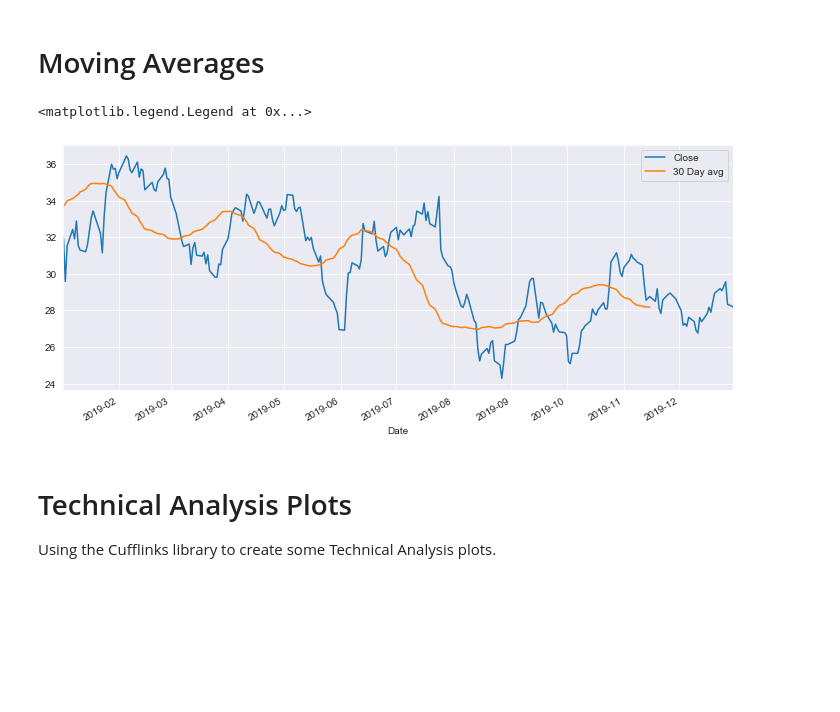
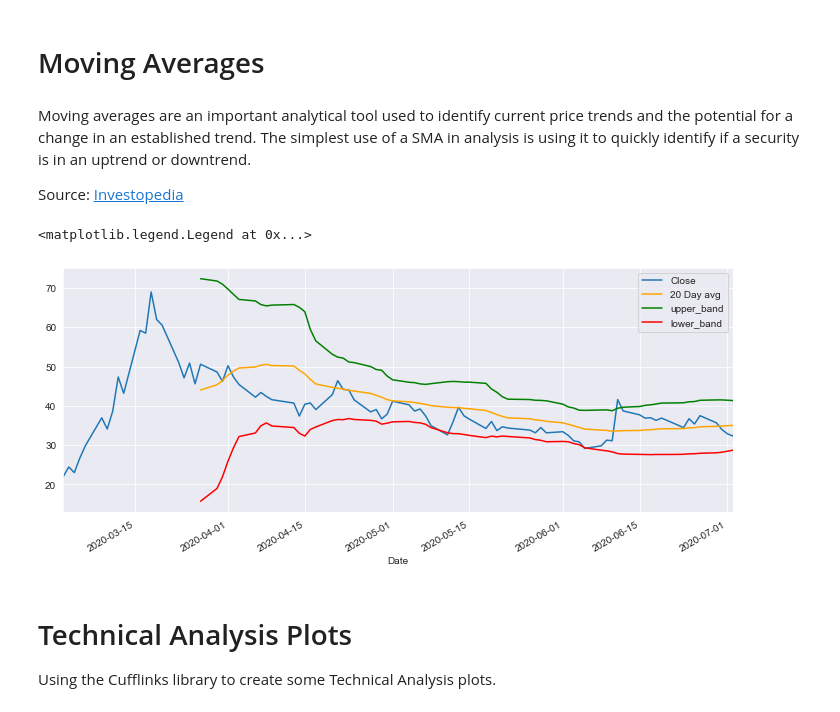
Before and after one commit to chankeith96/Side-Project---Financial-Analysis, a Jupyter notebook: My Financial Analysis.ipynb, the cells around one changed output. Cells and saved outputs as stored; diff of their text form; code cells hidden in the pictures; blank space fills up the shorter version.

Commit message:
Added my own Bollinger Band lines (I think Cufflinks ta_plot has bugs) and markdown descriptions for  simple moving avg analysis

```diff
--- a/My Financial Analysis.ipynb
+++ b/My Financial Analysis.ipynb
@@ -38,11 +38,16 @@ cf.go_offline()
 Note: This [documentation](https://pandas-datareader.readthedocs.io/en/latest/remote_data.html) tells you how to use pandas-datareader
 # %%
 # I don't know why but the DataReader is not choosing the correct timeframe no matter what start/end datetimes I initialize here
-start_datetime = datetime.datetime(2006,1,1)
-end_datetime = datetime.datetime(2016,1,1)
+start_datetime = datetime.datetime(2020,1,1)
+end_datetime = datetime.datetime(2020,9,5)
 # %%
 # List the ticker symbols you are interested in (as strings)
-tickers = ["AAL", "SPY", "VOO", "JPM", "AMD", "JETS"]
+tickers = ["AAL", "SPY", "VOO", "VXX", "CCL", "JETS"]
+# %%
+# I want to store each df separately to do Bollinger band plots later on
+each_df = {}
+for ticker in tickers:
+    each_df[ticker] = data.DataReader(ticker, 'stooq', start_datetime, end_datetime)
 # %%
 # Concatenating dataframes for each ticker together to create a single dataframe called stocks
 list_dfs = []
@@ -195,2 +219,6 @@ for ticker in tickers:
 # %% [markdown]
 # Moving Averages
+# %% [markdown]
+Moving averages are an important analytical tool used to identify current price trends and the potential for a change in an established trend. The simplest use of a SMA in analysis is using it to quickly identify if a security is in an uptrend or downtrend.
+
+Source: [Investopedia](https://www.investopedia.com/terms/s/sma.asp)
@@ -197,12 +228,26 @@ for ticker in tickers:
 # %%
 # Using moving averages, I can filter out some of the noise and focus on trends in the stocks
+# need to gloabalize variables such as start/end date, rolling avg window, ticker symbol, etc;
+tick = "VXX"
+start_datetime = datetime.datetime(2020,3,1)
+end_datetime = datetime.datetime(2020,11,1)
+
+
 plt.figure(figsize=(12,5))
-stocks["AAL"]["Close"].loc['2019-12-30':'2019-01-01'].plot(label="Close")
-stocks["AAL"]["Close"].loc['2019-12-30':'2019-01-01'].rolling(window=30).mean().plot(label="30 Day avg")
+stocks[tick]["Close"].loc[start_datetime:end_datetime].plot(label="Close")
+rolling_mean = stocks[tick]["Close"].loc[start_datetime:end_datetime].rolling(window=20).mean()
+rolling_mean.plot(label="20 Day avg", color='orange')
+
+rolling_std = stocks[tick]["Close"].loc[start_datetime:end_datetime].rolling(window=20).std()
+upper_band = rolling_mean + 2*rolling_std
+lower_band = rolling_mean - 2*rolling_std
+upper_band.plot(label="upper_band", color='green')
+lower_band.plot(label="lower_band", color='red')
+
 plt.legend()
 # %% [output]
 <matplotlib.legend.Legend at 0x...>
-[figure, old version]
+[figure, new version]
 # %% [markdown]
 # Technical Analysis Plots
 
```
Also changed, not shown: parts of 20 cells of this notebook.
